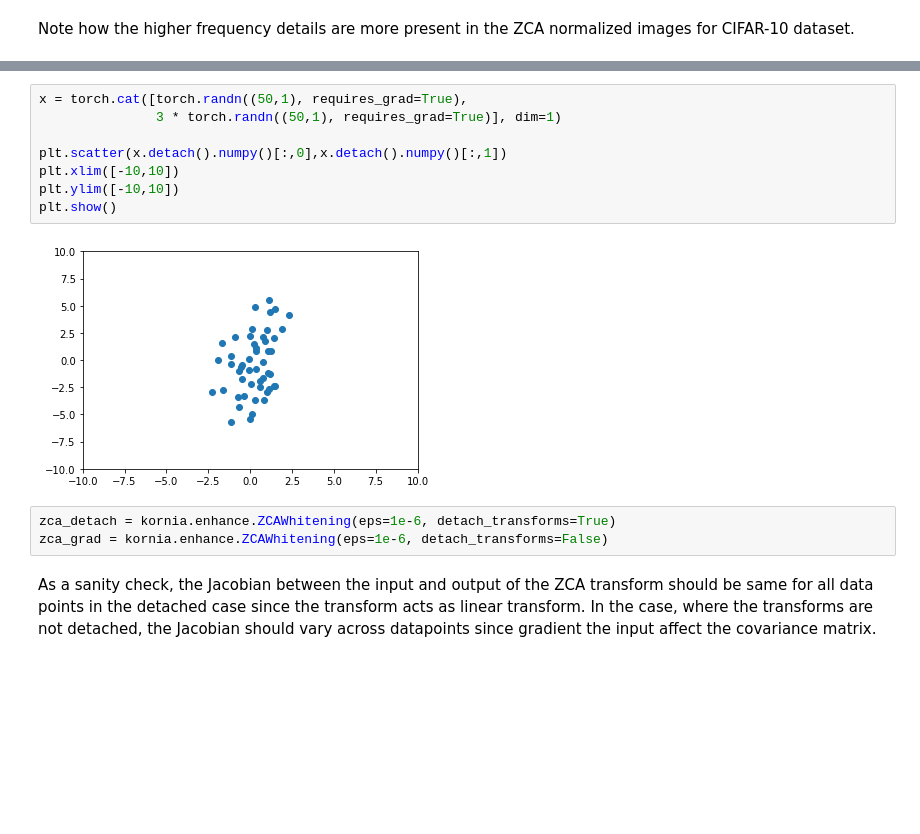
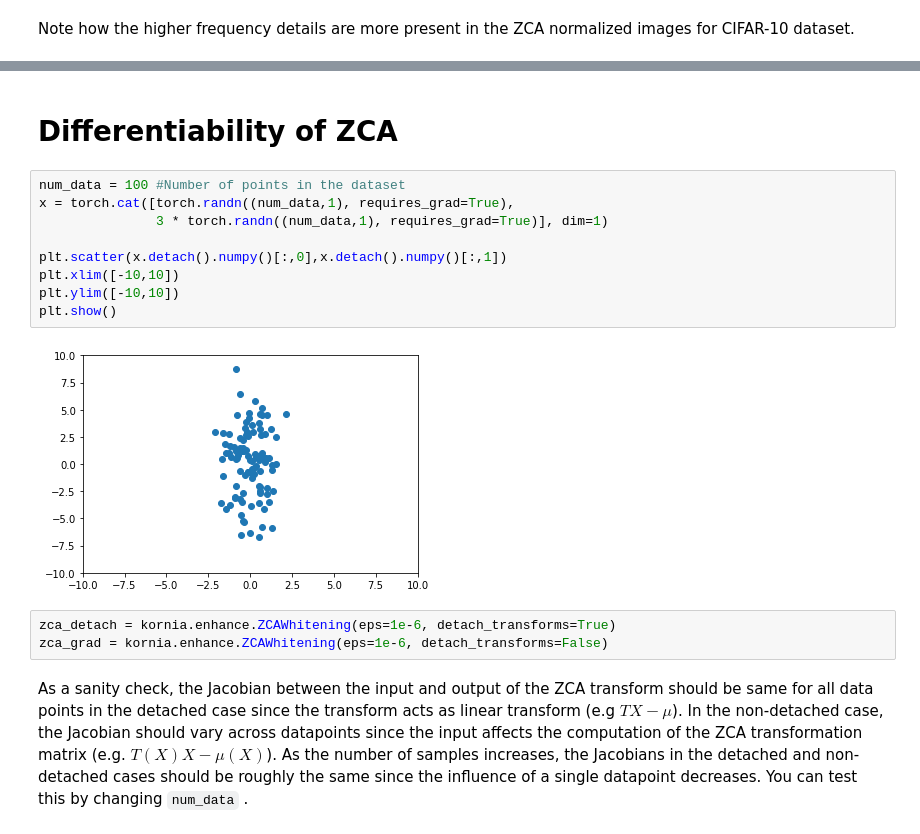
Before and after one commit to kornia/kornia-examples, a Jupyter notebook: zca.ipynb, the cells around one changed output, grey strips where cells are left out. Saved outputs shown, nothing was run; the diff lists cells and outputs as text; blank space fills up the shorter version.

Commit message:
Add notes to differentiability

````diff
--- a/zca.ipynb
+++ b/zca.ipynb
@@ -140,18 +139,21 @@ plt.show()
+# %% [markdown]
+# Differentiability of ZCA
 # %%
-x = torch.cat([torch.randn((50,1), requires_grad=True),
-               3 * torch.randn((50,1), requires_grad=True)], dim=1)
+num_data = 100 #Number of points in the dataset
+x = torch.cat([torch.randn((num_data,1), requires_grad=True),
+               3 * torch.randn((num_data,1), requires_grad=True)], dim=1)
 
 plt.scatter(x.detach().numpy()[:,0],x.detach().numpy()[:,1])
 plt.xlim([-10,10])
 plt.ylim([-10,10])
 plt.show()
 # %% [output]
-[figure, old version]
+[figure, new version]
 # %%
 zca_detach = kornia.enhance.ZCAWhitening(eps=1e-6, detach_transforms=True)
 zca_grad = kornia.enhance.ZCAWhitening(eps=1e-6, detach_transforms=False)
 # %% [markdown]
-As a sanity check, the Jacobian between the input and output of the ZCA transform should be same for all data points in the detached case since the transform acts as linear transform. In the case, where the transforms are not detached, the Jacobian should vary across datapoints since gradient the input affect the covariance matrix.
+As a sanity check, the Jacobian between the input and output of the ZCA transform should be same for all data points in the detached case since the transform acts as linear transform (e.g $TX-\mu$). In the non-detached case, the Jacobian should vary across datapoints since the input affects the computation of the ZCA transformation matrix (e.g. $T(X)X-\mu(X)$). As the number of samples increases, the Jacobians in the detached and non-detached cases should be roughly the same since the influence of a single datapoint decreases. You can test this by changing ```num_data``` .
 # %%
 import torch.autograd as autograd
 
````
Also changed, not shown: parts of 5 cells of this notebook.
